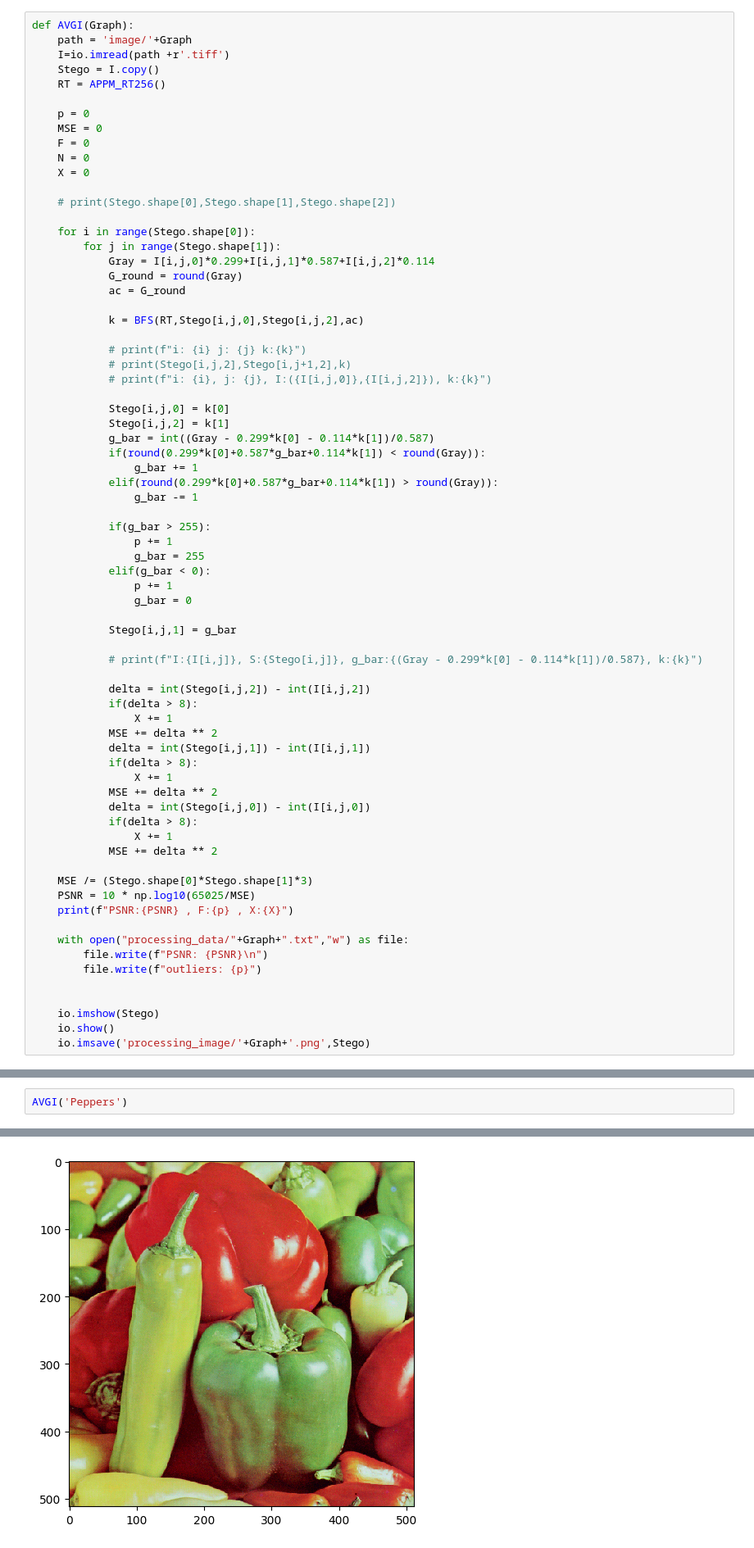
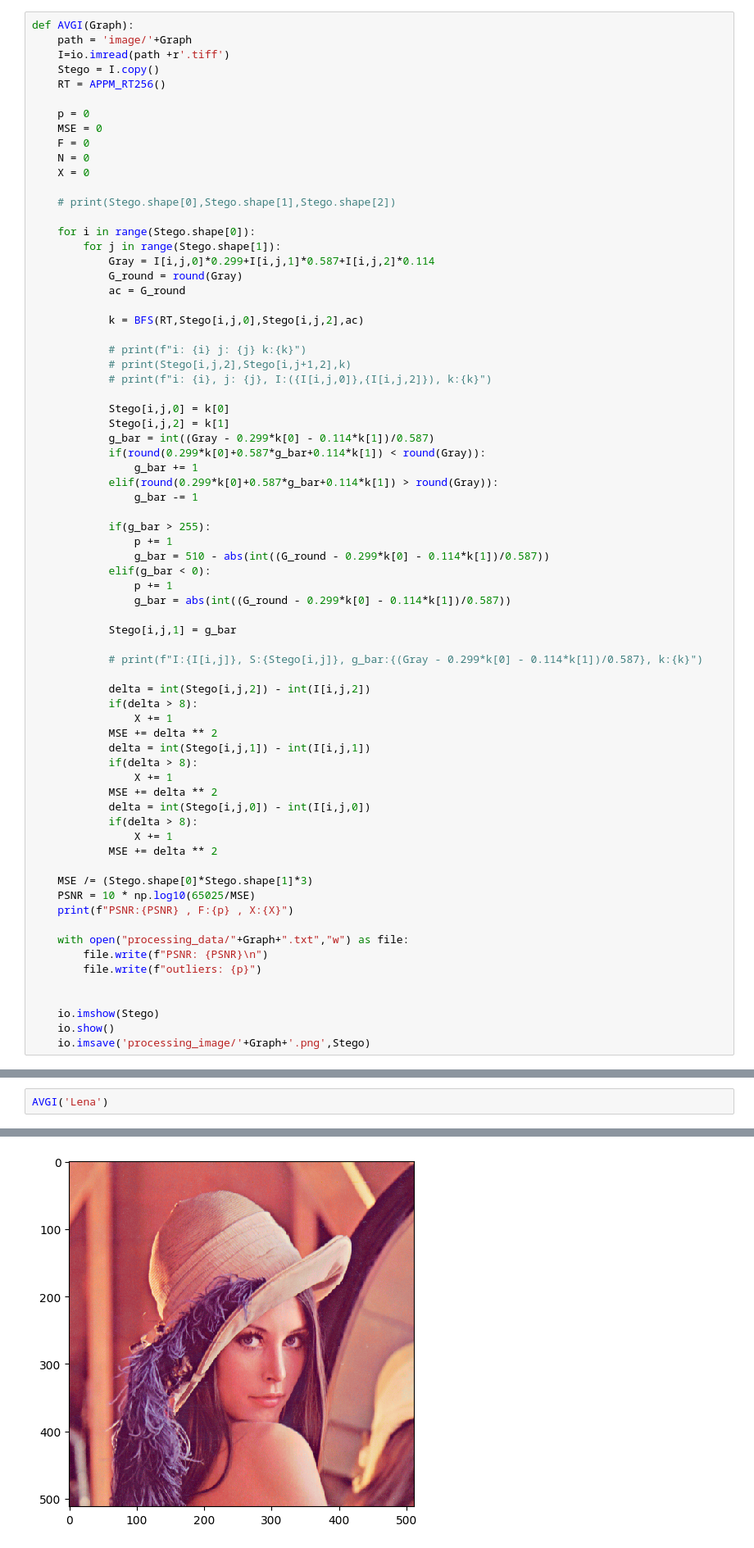
Before and after one commit to rich921222/co-project, a Jupyter notebook: APPM-3 Grayscale_2.ipynb, the cells around one changed output, grey strips where cells are left out. Shown at 82% size. Drawn from its saved outputs; the diff is of its cells as text.

```diff
--- a/APPM-3 Grayscale_2.ipynb
+++ b/APPM-3 Grayscale_2.ipynb
@@ -221,10 +221,10 @@ def AVGI(Graph):
 
             if(g_bar > 255):
                 p += 1
-                g_bar = 255
+                g_bar = 510 - abs(int((G_round - 0.299*k[0] - 0.114*k[1])/0.587))
             elif(g_bar < 0):
                 p += 1
-                g_bar = 0
+                g_bar = abs(int((G_round - 0.299*k[0] - 0.114*k[1])/0.587))
 
             Stego[i,j,1] = g_bar
 
@@ -310,5 +316,5 @@ def embeding(image,n):
     io.imshow(e)
     io.imsave('embeding_noise/'+image+'.png',e)
 # %%
-AVGI('Peppers')
+AVGI('Lena')
 # %% [output]
@@ -316,2 +322,2 @@ PSNR:35.89838870638283 , F:8236 , X:17681
-[figure, old version]
+[figure, new version]
 # %%
```
Also changed, not shown: parts of 4 cells of this notebook, 2 other files.
